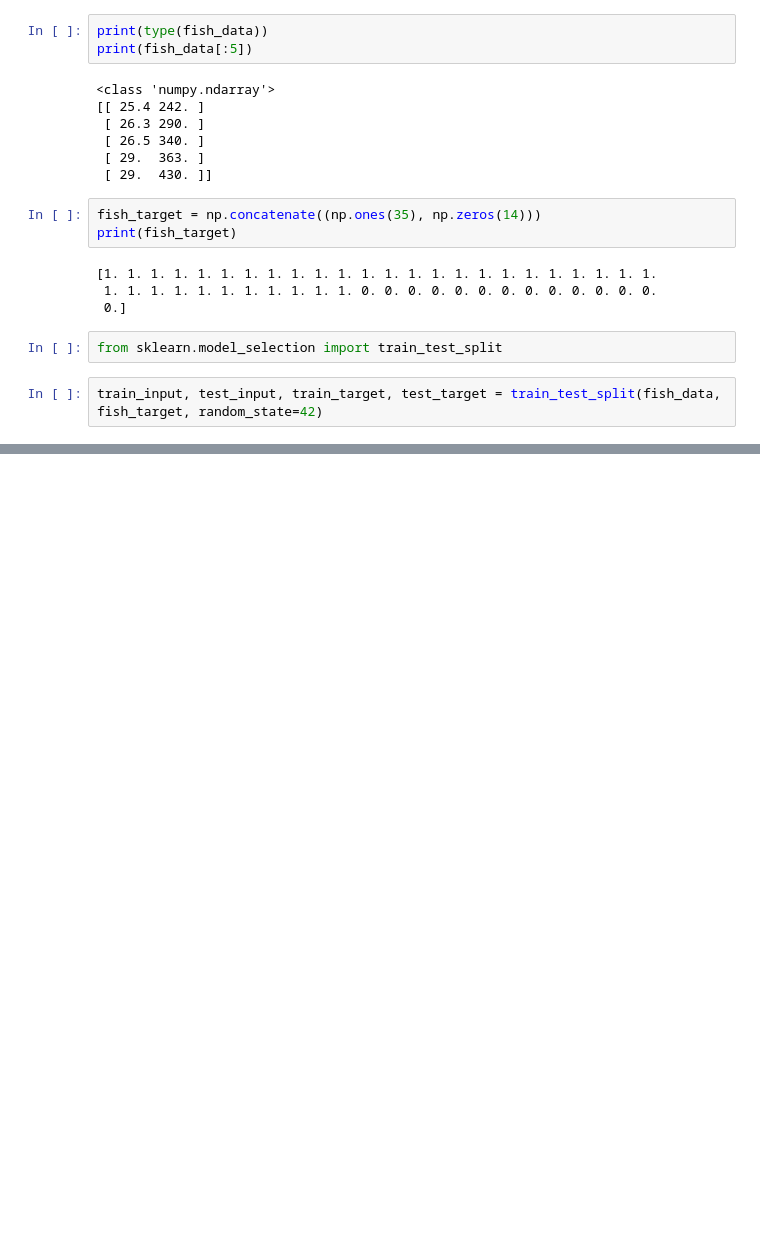
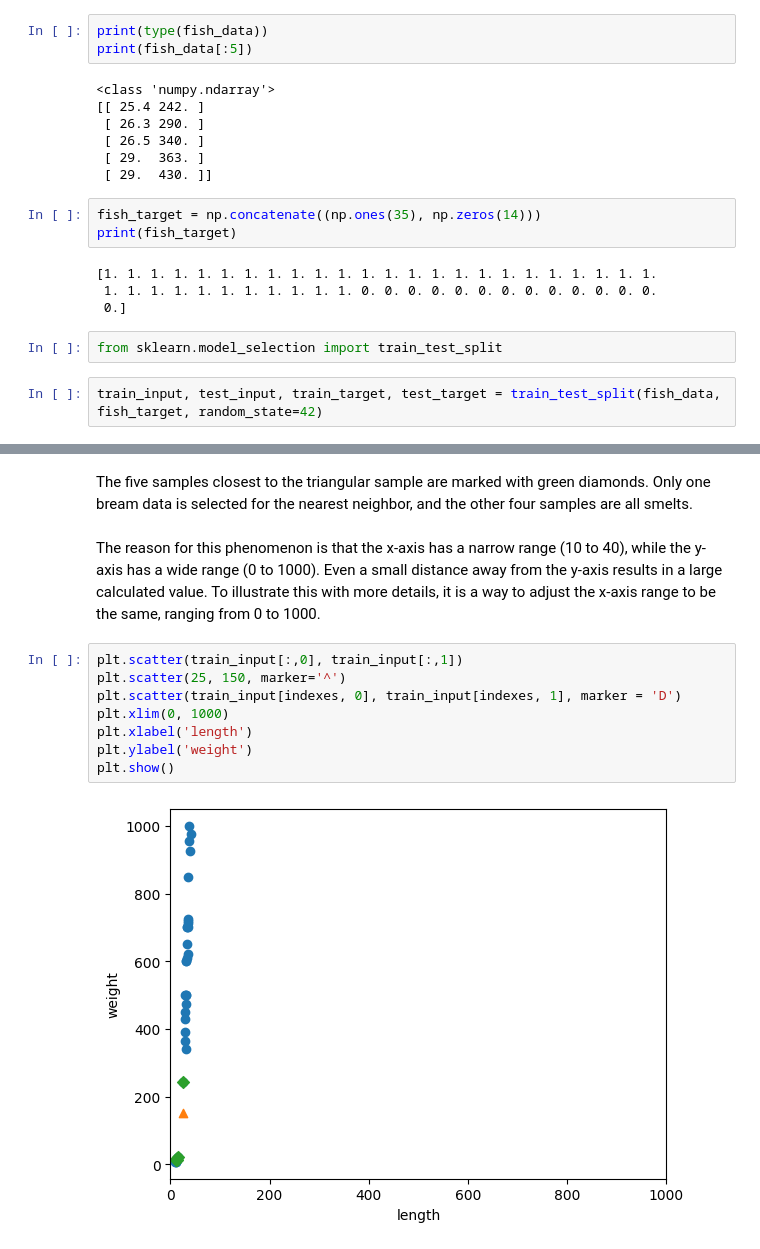
Before and after one commit to MINJILEE-PURDUE/machinelearning, a Jupyter notebook: chapter2_2.ipynb, the cells around one changed output, grey strips where cells are left out. Saved outputs shown, nothing was run; the diff lists cells and outputs as text; blank space fills up the shorter version.

```diff
--- a/chapter2_2.ipynb
+++ b/chapter2_2.ipynb
@@ -61,0 +113,14 @@ Drive already mounted at /content/drive; to attempt to forcibly remount, call dr
+# %% [markdown]
+The five samples closest to the triangular sample are marked with green diamonds. Only one bream data is selected for the nearest neighbor, and the other four samples are all smelts.
+# %% [markdown]
+The reason for this phenomenon is that the x-axis has a narrow range (10 to 40), while the y-axis has a wide range (0 to 1000). Even a small distance away from the y-axis results in a large calculated value. To illustrate this with more details, it is a way to adjust the x-axis range to be the same, ranging from 0 to 1000.
+# %%
+plt.scatter(train_input[:,0], train_input[:,1])
+plt.scatter(25, 150, marker='^')
+plt.scatter(train_input[indexes, 0], train_input[indexes, 1], marker = 'D')
+plt.xlim(0, 1000)
+plt.xlabel('length')
+plt.ylabel('weight')
+plt.show()
+# %% [output]
+[figure, added]
```
Also changed, not shown: parts of 29 cells of this notebook.
